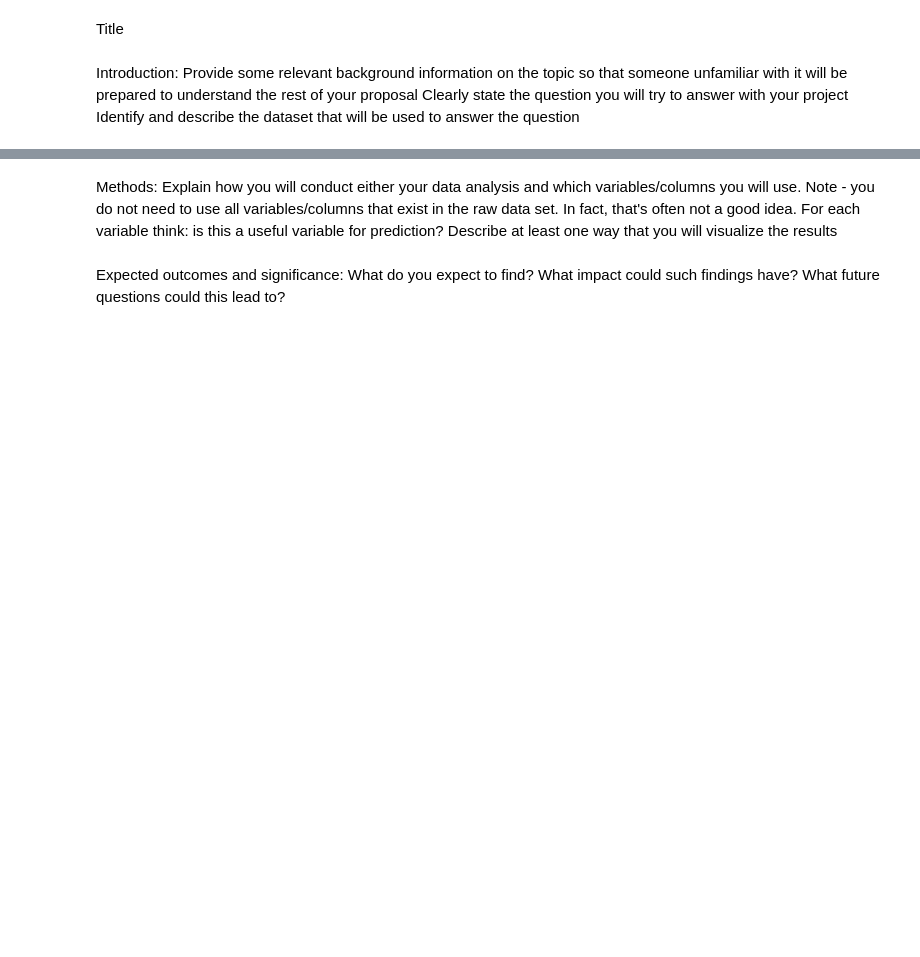
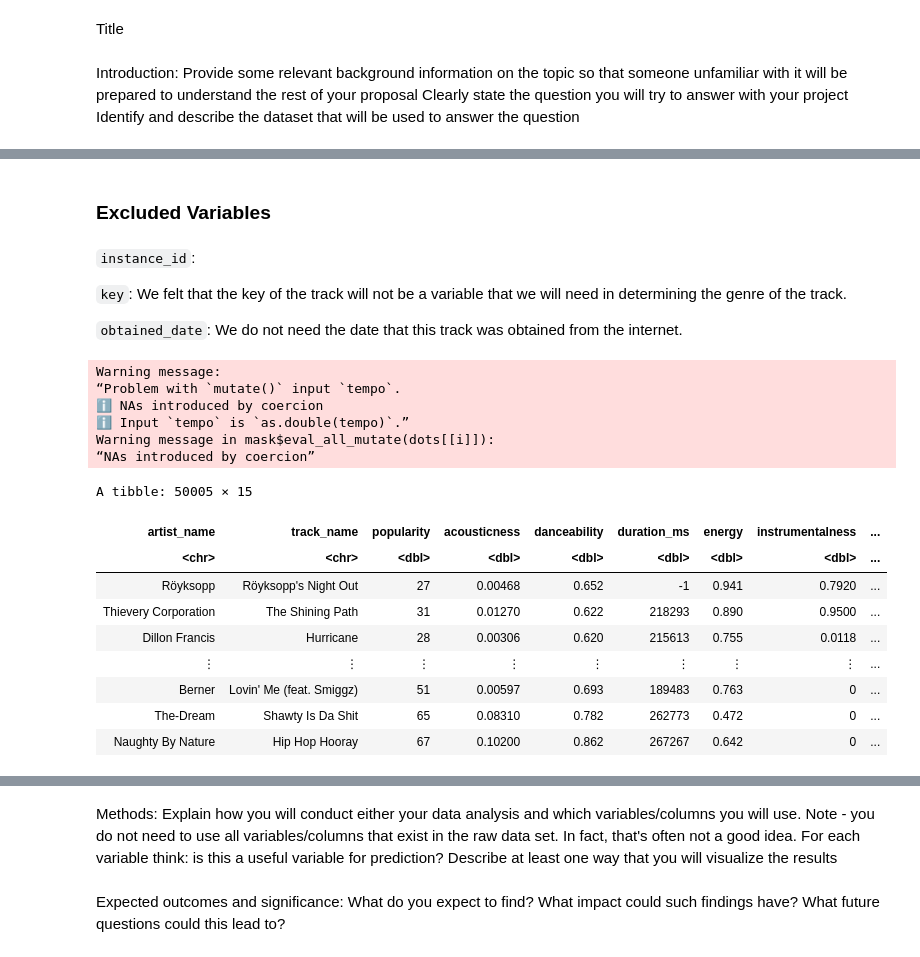
Before and after one commit to Lollipop-27/DCSI100-Project, a Jupyter notebook: Proposal.ipynb, the cells around one changed output, grey strips where cells are left out. Drawn from its saved outputs; the diff is of its cells as text; code cells hidden in the pictures; blank space fills up the shorter version.

```diff
--- a/Proposal.ipynb
+++ b/Proposal.ipynb
@@ -13,0 +103,34 @@ Using only training data, visualize the data with at least one plot relevant to
+# %% [markdown]
+### Excluded Variables
+# %% [markdown]
+`instance_id`:
+
+`key`: We felt that the key of the track will not be a variable that we will need in determining the genre of the track.
+
+`obtained_date`: We do not need the date that this track was obtained from the internet.
+# %%
+### removing the columns we don't need
+data_select <- data %>%
+            select(-instance_id, -key,-obtained_date)
+data_factor <- mutate(data_select,
+                  mode = as.factor(mode),
+                  music_genre = as.factor(music_genre),
+                  tempo = as.double(tempo))
+data_factor
+# %% [output]
+Warning message:
+“Problem with `mutate()` input `tempo`.
+ℹ NAs introduced by coercion
+ℹ Input `tempo` is `as.double(tempo)`.”
+Warning message in mask$eval_all_mutate(dots[[i]]):
+“NAs introduced by coercion”
+A tibble: 50005 × 15
+| artist_name | track_name | popularity | acousticness | danceability | duration_ms | energy | instrumentalness | ... |
+| <chr> | <chr> | <dbl> | <dbl> | <dbl> | <dbl> | <dbl> | <dbl> | ... |
+| Röyksopp | Röyksopp's Night Out | 27 | 0.00468 | 0.652 | -1 | 0.941 | 0.7920 | ... |
+| Thievery Corporation | The Shining Path | 31 | 0.01270 | 0.622 | 218293 | 0.890 | 0.9500 | ... |
+| Dillon Francis | Hurricane | 28 | 0.00306 | 0.620 | 215613 | 0.755 | 0.0118 | ... |
+| ⋮ | ⋮ | ⋮ | ⋮ | ⋮ | ⋮ | ⋮ | ⋮ | ... |
+| Berner | Lovin' Me (feat. Smiggz) | 51 | 0.00597 | 0.693 | 189483 | 0.763 | 0 | ... |
+| The-Dream | Shawty Is Da Shit | 65 | 0.08310 | 0.782 | 262773 | 0.472 | 0 | ... |
+| Naughty By Nature | Hip Hop Hooray | 67 | 0.10200 | 0.862 | 267267 | 0.642 | 0 | ... |
```
Also changed, not shown: parts of 9 cells of this notebook, 1 other file.
